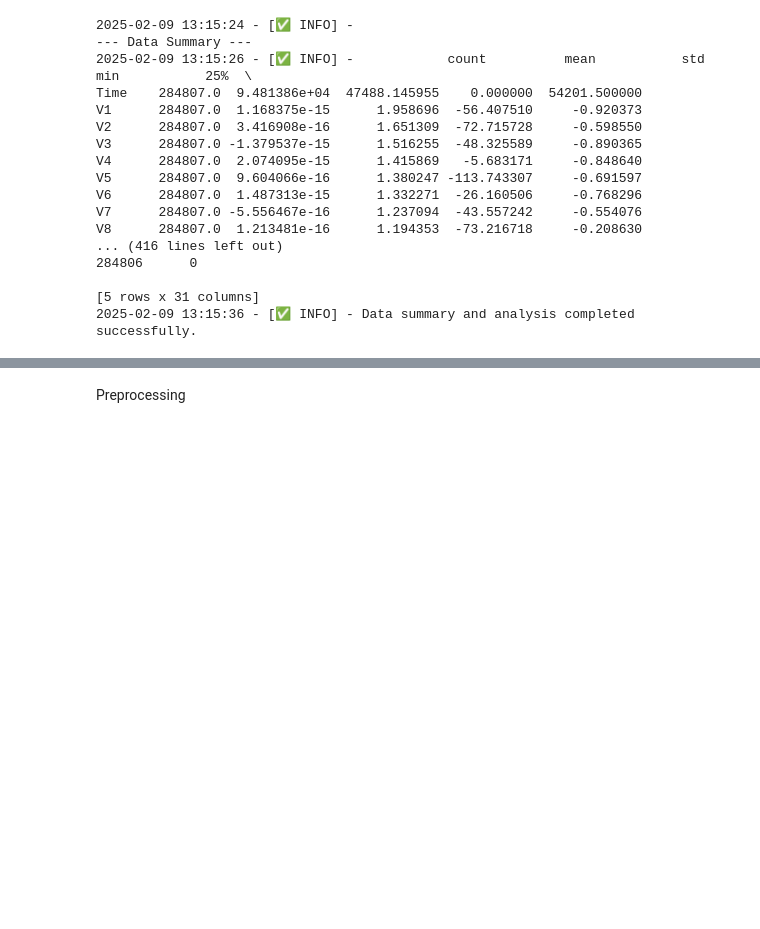
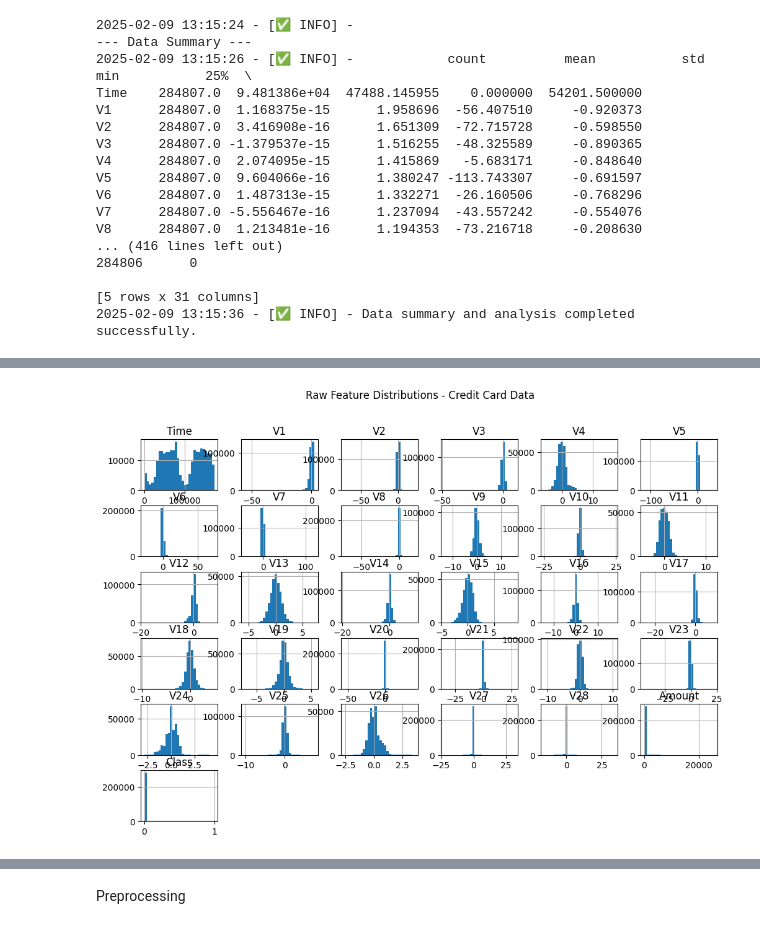
Before and after one commit to Khayo-7/10Academy-Kifiya-Week-8-9, a Jupyter notebook: notebooks/initial_EDA.ipynb, the cells around one changed output, grey strips where cells are left out. Saved outputs shown, nothing was run; the diff lists cells and outputs as text; code cells hidden in the pictures; blank space fills up the shorter version.

```diff
--- a/notebooks/initial_EDA.ipynb
+++ b/notebooks/initial_EDA.ipynb
@@ -70,0 +77,5 @@ V8      284807.0  1.213481e-16      1.194353  -73.216718     -0.208630
+# %%
+# Raw Feature Distributions for credit dataset
+plot_hist(data=credit_df, title="Raw Feature Distributions - Credit Card Data")
+# %% [output]
+[figure, added]
```
Also changed, not shown: parts of 13 cells of this notebook, 1 other file.
